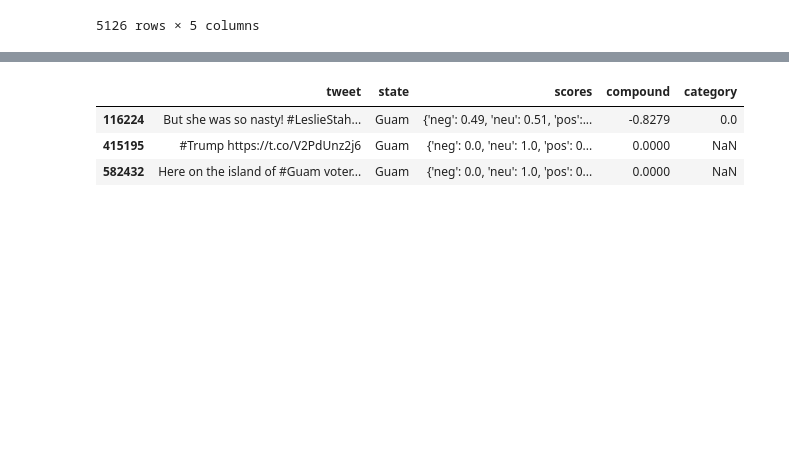
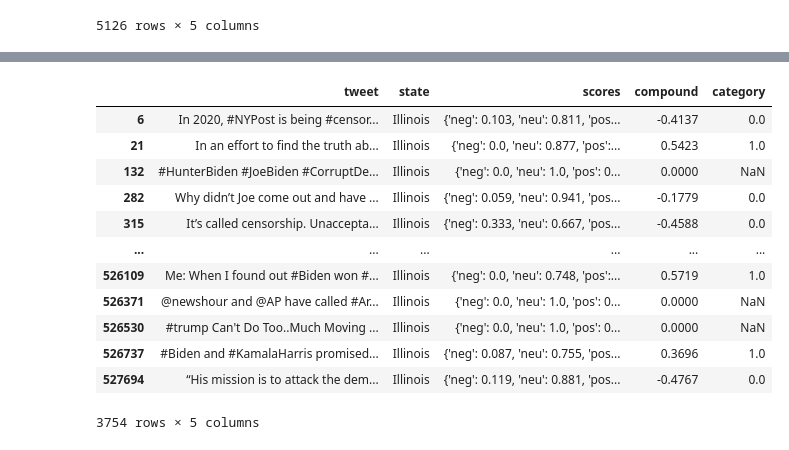
Before and after one commit to sarthak2504/Election-result-prediction-using-tweets, a Jupyter notebook: Python notebook/417_Final_Project.ipynb, the cells around one changed output, grey strips where cells are left out. Drawn from its saved outputs; the diff is of its cells as text; code cells hidden in the pictures; blank space fills up the shorter version.

```diff
--- a/Python notebook/417_Final_Project.ipynb
+++ b/Python notebook/417_Final_Project.ipynb
@@ -146,9 +155,18 @@ def sentimentAnalysisBiden(biden_tweets : pd.DataFrame ,options : list) -> pd.Da
 for i in options:
     globals()[f"{i}_biden_tweets"]=sentimentAnalysisBiden(biden_tweets,options)
 # %%
-Guam_biden_tweets
+Illinois_biden_tweets
 # %% [output]
 |  | tweet | state | scores | compound | category |
-| 116224 | But she was so nasty! #LeslieStah... | Guam | {'neg': 0.49, 'neu': 0.51, 'pos':... | -0.8279 | 0.0 |
-| 415195 | #Trump https://t.co/V2PdUnz2j6 | Guam | {'neg': 0.0, 'neu': 1.0, 'pos': 0... | 0.0000 | NaN |
-| 582432 | Here on the island of #Guam voter... | Guam | {'neg': 0.0, 'neu': 1.0, 'pos': 0... | 0.0000 | NaN |
+| 6 | In 2020, #NYPost is being #censor... | Illinois | {'neg': 0.103, 'neu': 0.811, 'pos... | -0.4137 | 0.0 |
+| 21 | In an effort to find the truth ab... | Illinois | {'neg': 0.0, 'neu': 0.877, 'pos':... | 0.5423 | 1.0 |
+| 132 | #HunterBiden #JoeBiden #CorruptDe... | Illinois | {'neg': 0.0, 'neu': 1.0, 'pos': 0... | 0.0000 | NaN |
+| 282 | Why didn’t Joe come out and have ... | Illinois | {'neg': 0.059, 'neu': 0.941, 'pos... | -0.1779 | 0.0 |
+| 315 | It’s called censorship. Unaccepta... | Illinois | {'neg': 0.333, 'neu': 0.667, 'pos... | -0.4588 | 0.0 |
+| ... | ... | ... | ... | ... | ... |
+| 526109 | Me: When I found out #Biden won #... | Illinois | {'neg': 0.0, 'neu': 0.748, 'pos':... | 0.5719 | 1.0 |
+| 526371 | @newshour and @AP have called #Ar... | Illinois | {'neg': 0.0, 'neu': 1.0, 'pos': 0... | 0.0000 | NaN |
+| 526530 | #trump Can't Do Too..Much Moving ... | Illinois | {'neg': 0.0, 'neu': 1.0, 'pos': 0... | 0.0000 | NaN |
+| 526737 | #Biden and #KamalaHarris promised... | Illinois | {'neg': 0.087, 'neu': 0.755, 'pos... | 0.3696 | 1.0 |
+| 527694 | “His mission is to attack the dem... | Illinois | {'neg': 0.119, 'neu': 0.881, 'pos... | -0.4767 | 0.0 |
+3754 rows × 5 columns
```
Also changed, not shown: parts of 9 cells of this notebook.
